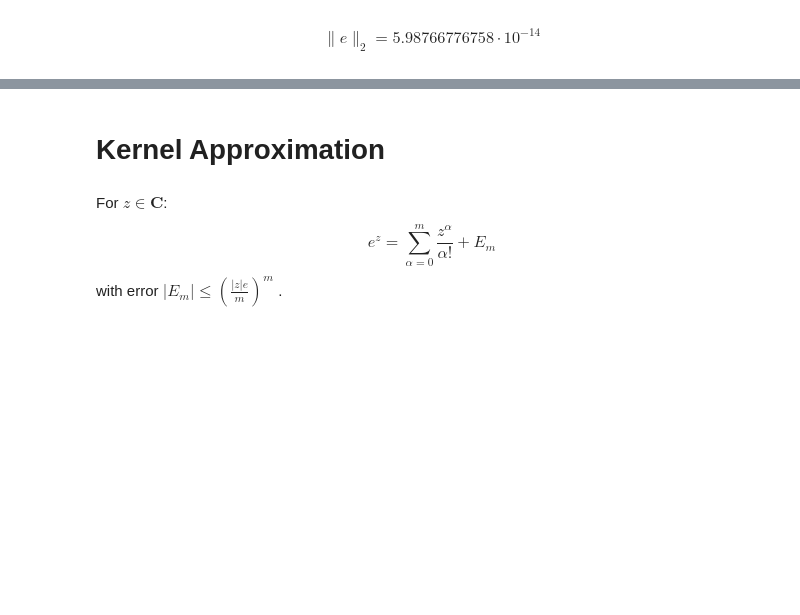
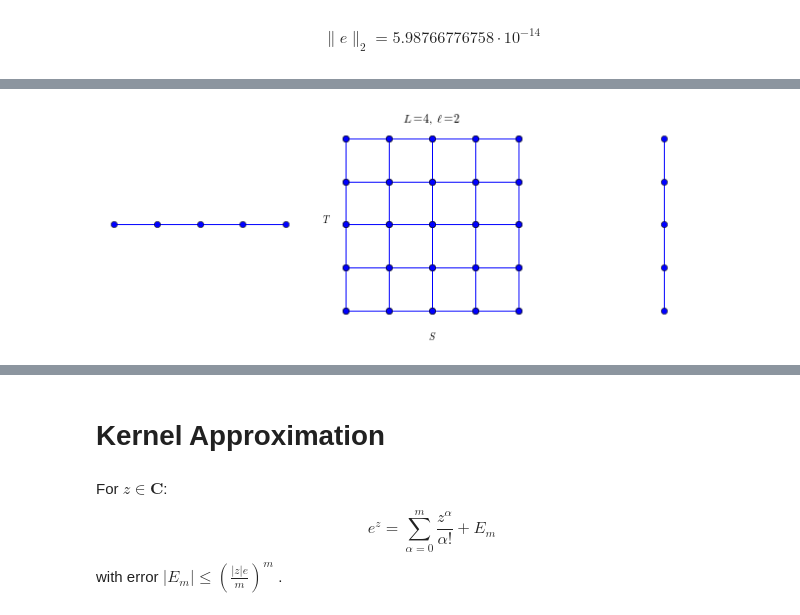
Before and after one commit to dhermes/butterfly-algorithm, a Jupyter notebook: butterfly.ipynb, the cells around one changed output, grey strips where cells are left out. Drawn from its saved outputs; the diff is of its cells as text; code cells hidden in the pictures; blank space fills up the shorter version.

```diff
--- a/butterfly.ipynb
+++ b/butterfly.ipynb
@@ -174,0 +192,4 @@ $$\|e\|_2 = 5.98766776758 \cdot 10^{-14}$$
+# %%
+make_1D_example_plot(2)
+# %% [output]
+[figure, added]
```
Also changed, not shown: parts of 29 cells of this notebook, 4 other files.
